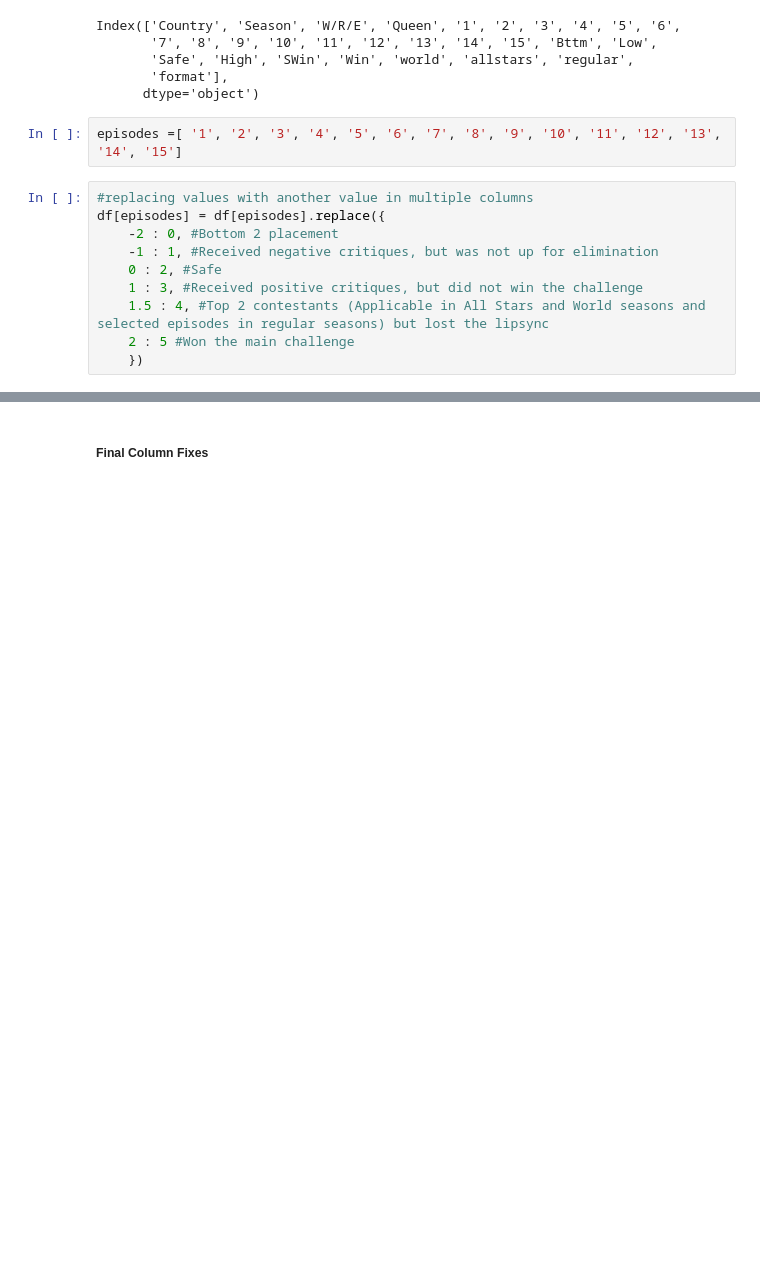
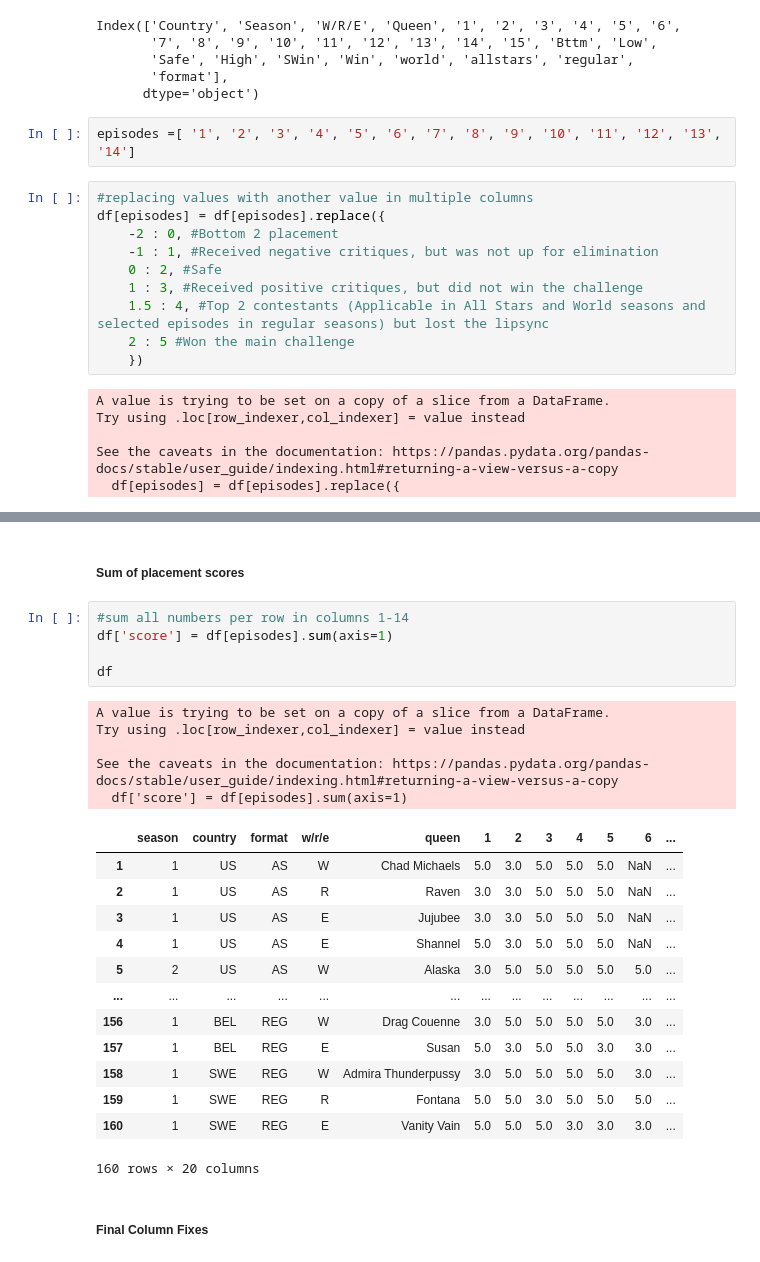
Before and after one commit to AGR-Yes/RuPauls-Drag-Race-Finalists, a Jupyter notebook: Processing.ipynb, the cells around one changed output, grey strips where cells are left out. Drawn from its saved outputs; the diff is of its cells as text; blank space fills up the shorter version.

Commit message:
Added score sum

```diff
--- a/Processing.ipynb
+++ b/Processing.ipynb
@@ -419,7 +421,7 @@ Index(['Country', 'Season', 'W/R/E', 'Queen', '1', '2', '3', '4', '5', '6',
        'format'],
       dtype='object')
 # %%
-episodes =[ '1', '2', '3', '4', '5', '6', '7', '8', '9', '10', '11', '12', '13', '14', '15']
+episodes =[ '1', '2', '3', '4', '5', '6', '7', '8', '9', '10', '11', '12', '13', '14']
 # %%
 #replacing values with another value in multiple columns
 df[episodes] = df[episodes].replace({
@@ -430,6 +432,12 @@ df[episodes] = df[episodes].replace({
     1.5 : 4, #Top 2 contestants (Applicable in All Stars and World seasons and selected episodes in regular seasons) but lost the lipsync
     2 : 5 #Won the main challenge
     })
+# %% [output]
+A value is trying to be set on a copy of a slice from a DataFrame.
+Try using .loc[row_indexer,col_indexer] = value instead
+
+See the caveats in the documentation: https://pandas.pydata.org/pandas-docs/stable/user_guide/indexing.html#returning-a-view-versus-a-copy
+  df[episodes] = df[episodes].replace({
 # %%
 df[episodes].describe()
 # %% [output]
@@ -442,6 +450,32 @@ df[episodes].describe()
 | 50% | 5.000000 | 5.000000 | 5.000000 | 5.000000 | 5.000000 | 3.000000 | 3.000000 | 3.000000 | 3.000000 | 3.000000 | 3.000000 | ... |
 | 75% | 5.000000 | 5.000000 | 5.000000 | 5.000000 | 5.000000 | 5.000000 | 5.000000 | 5.000000 | 5.000000 | 5.000000 | 5.000000 | ... |
 | max | 5.000000 | 5.000000 | 5.000000 | 5.000000 | 5.000000 | 5.000000 | 5.000000 | 5.000000 | 5.000000 | 5.000000 | 5.000000 | ... |
+# %% [markdown]
+##### **Sum of placement scores**
+# %%
+#sum all numbers per row in columns 1-14
+df['score'] = df[episodes].sum(axis=1)
+
+df
+# %% [output]
+A value is trying to be set on a copy of a slice from a DataFrame.
+Try using .loc[row_indexer,col_indexer] = value instead
+
+See the caveats in the documentation: https://pandas.pydata.org/pandas-docs/stable/user_guide/indexing.html#returning-a-view-versus-a-copy
+  df['score'] = df[episodes].sum(axis=1)
+|  | season | country | format | w/r/e | queen | 1 | 2 | 3 | 4 | 5 | 6 | ... |
+| 1 | 1 | US | AS | W | Chad Michaels | 5.0 | 3.0 | 5.0 | 5.0 | 5.0 | NaN | ... |
+| 2 | 1 | US | AS | R | Raven | 3.0 | 3.0 | 5.0 | 5.0 | 5.0 | NaN | ... |
+| 3 | 1 | US | AS | E | Jujubee | 3.0 | 3.0 | 5.0 | 5.0 | 5.0 | NaN | ... |
+| 4 | 1 | US | AS | E | Shannel | 5.0 | 3.0 | 5.0 | 5.0 | 5.0 | NaN | ... |
+| 5 | 2 | US | AS | W | Alaska | 3.0 | 5.0 | 5.0 | 5.0 | 5.0 | 5.0 | ... |
+| ... | ... | ... | ... | ... | ... | ... | ... | ... | ... | ... | ... | ... |
+| 156 | 1 | BEL | REG | W | Drag Couenne | 3.0 | 5.0 | 5.0 | 5.0 | 5.0 | 3.0 | ... |
+| 157 | 1 | BEL | REG | E | Susan | 5.0 | 3.0 | 5.0 | 5.0 | 3.0 | 3.0 | ... |
+| 158 | 1 | SWE | REG | W | Admira Thunderpussy | 3.0 | 5.0 | 5.0 | 5.0 | 5.0 | 3.0 | ... |
+| 159 | 1 | SWE | REG | R | Fontana | 5.0 | 5.0 | 3.0 | 5.0 | 5.0 | 5.0 | ... |
+| 160 | 1 | SWE | REG | E | Vanity Vain | 5.0 | 5.0 | 5.0 | 3.0 | 3.0 | 3.0 | ... |
+160 rows × 20 columns
 # %% [markdown]
 ##### **Final Column Fixes**
 # %%
```
Also changed, not shown: parts of 5 cells of this notebook.
